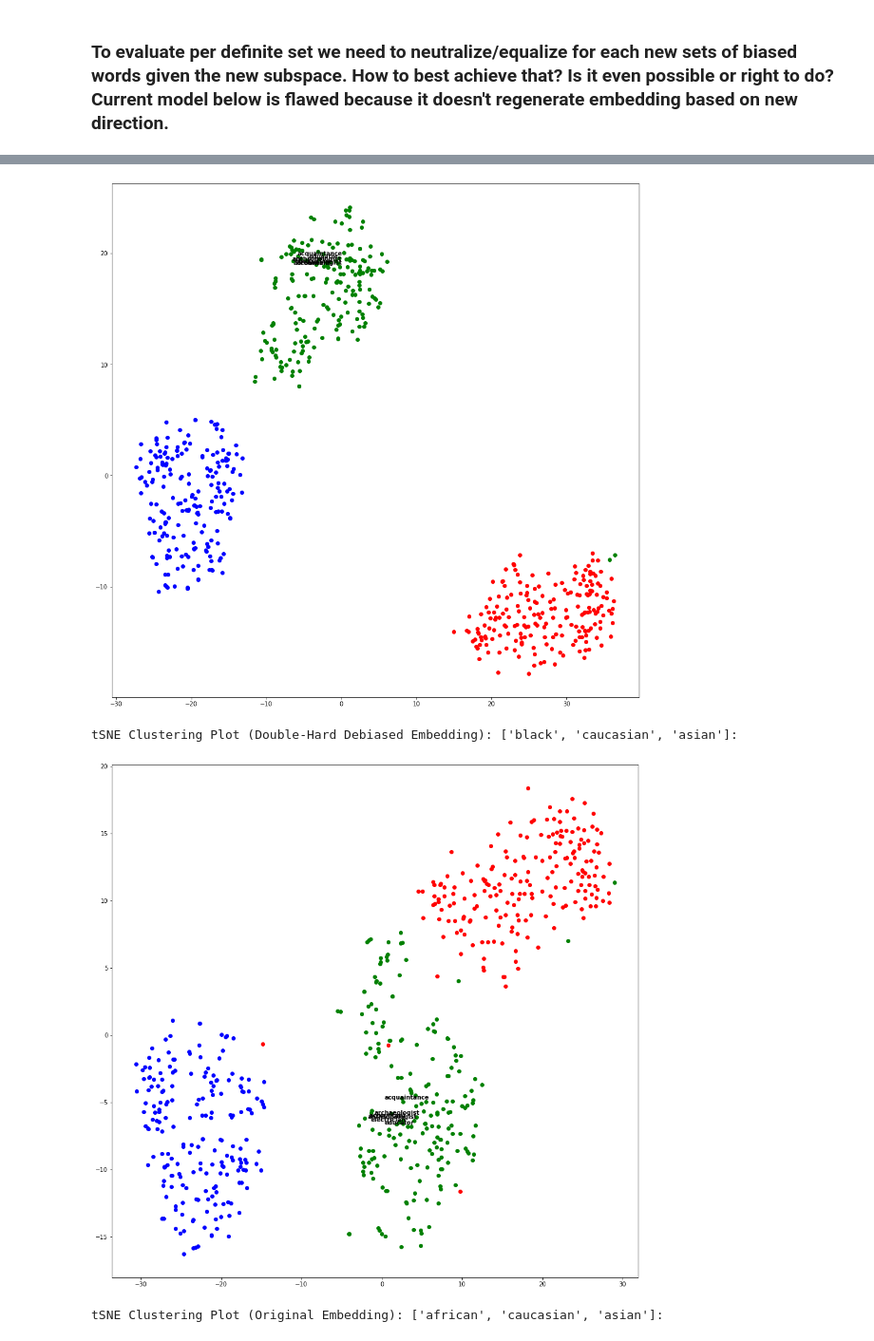
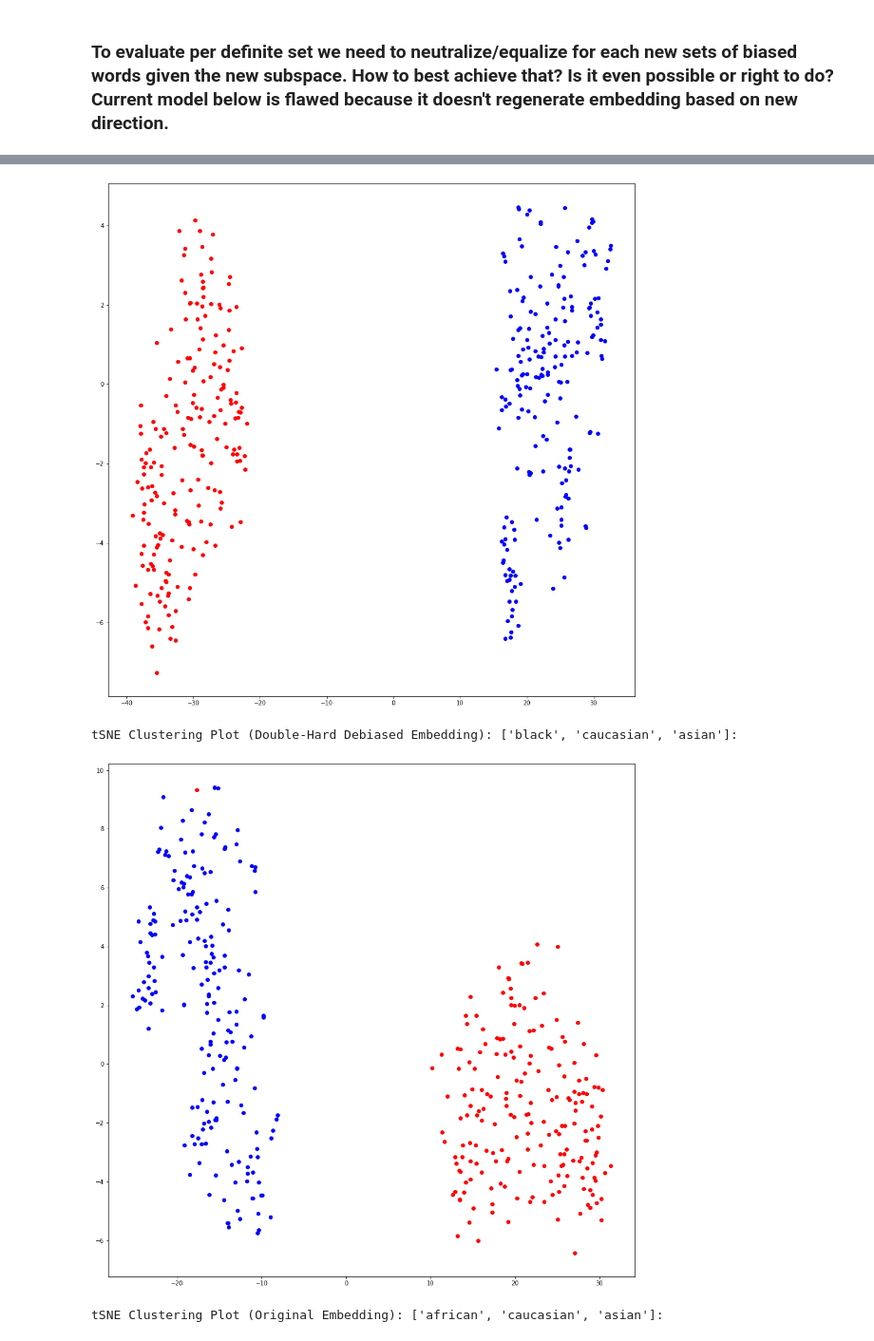
Before and after one commit to YolandaMDavis/DoubleHardMulticlass, a Jupyter notebook: hard-debias-experiment.ipynb, the cells around one changed output, grey strips where cells are left out. Shown at 95% size. Cells and saved outputs as stored; diff of their text form; code cells hidden in the pictures.

Commit message:
word embedding investigation and cluster fix

```diff
--- a/hard-debias-experiment.ipynb
+++ b/hard-debias-experiment.ipynb
@@ -246,14 +359,11 @@ def get_race_directions(classes, embed_dim, word_vectors):
 
     return directions
 
-def generate_max_biased_words(vectors, directions, num_words):
-    positive_words = {}
-    negative_words = {}
+def generate_max_biased_words(classes, vectors, directions, num_words):
 
-    for i, c in enumerate(classes):
-        positive_bias, negative_bias = get_most_biased(vectors, directions[i], n_biased=num_words)
-        positive_words[c] = [x[0] for x in positive_bias]
-        negative_words[c] = [x[0] for x in negative_bias]
+    positive_bias, negative_bias = get_most_biased(vectors, directions, n_biased=num_words)
+    positive_words = [x[0] for x in positive_bias]
+    negative_words = [x[0] for x in negative_bias]
     return positive_words, negative_words
 # %%
 import warnings
@@ -266,15 +376,20 @@ num_words = 200
 for d in defined_sets:
     classes = def_sets[d]
     # Get the subspace/direction for this defined set group
-    directions = get_race_directions(classes, embed_dim, original_vectors)
+    #directions = get_race_directions(classes, embed_dim, original_vectors)
+
+    subspace = identify_bias_subspace(original_vectors, {0:classes}, 1, embed_dim)
+
+
     # Use the original model to determine the words that have strong positive biases
     # for each class in the subspace
-    positive_words, _ = generate_max_biased_words(original_vectors, directions, num_words)
+    positive_words, negative_words = generate_max_biased_words(classes, original_vectors, subspace[0], num_words)
 
     # Flatten positive words to list of words
-    biased_words = [ word for _, words in positive_words.items() for word in words]
+    biased_words = positive_words + negative_words
+
     # Flatten class values for strong biased words (this will be used for coloring plot)
-    color_classes = [ i for i, (_, words) in enumerate(positive_words.items()) for _ in words]
+    color_classes = np.concatenate((np.full((1,len(positive_words)),0), np.full((1,len(negative_words)),1)),1).tolist()[0]
 
     print(f"\ntSNE Clustering Plot (Original Embedding): {def_sets[d]}:")
     tsne_plot(wv_pt, biased_words, set(targets), color_classes)
@@ -290,5 +405,5 @@ tSNE Clustering Plot (Original Embedding): ['black', 'caucasian', 'asian']:
 tSNE Clustering Plot (Hard Debiased Embedding): ['black', 'caucasian', 'asian']:
-[figure, old version]
+[figure, new version]
 tSNE Clustering Plot (Double-Hard Debiased Embedding): ['black', 'caucasian', 'asian']:
-[figure, old version]
+[figure, new version]
 tSNE Clustering Plot (Original Embedding): ['african', 'caucasian', 'asian']:
```
Also changed, not shown: parts of 14 cells of this notebook, 3 other files.
